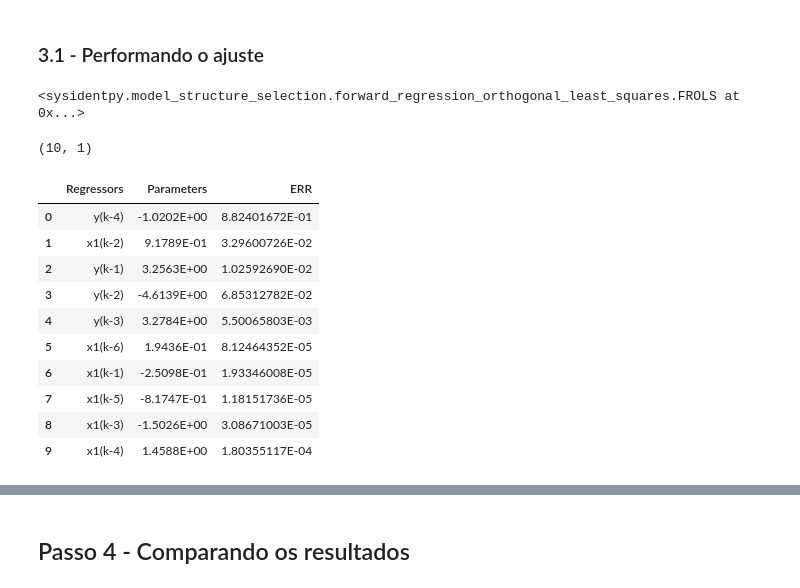
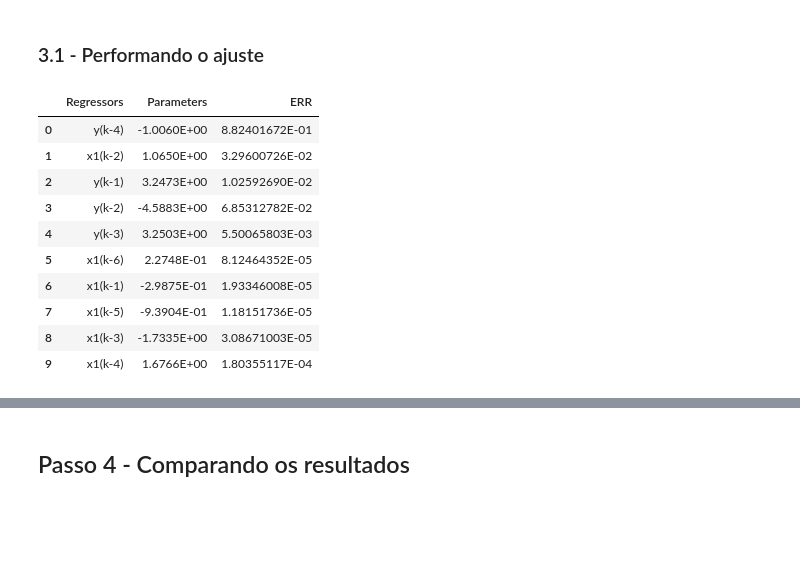
Before and after one commit to prj-phcp/SYSID_Atividades, a Jupyter notebook: Atividade06/Atividade06.ipynb, the cells around one changed output, grey strips where cells are left out. Saved outputs shown, nothing was run; the diff lists cells and outputs as text; code cells hidden in the pictures; blank space fills up the shorter version.

Commit message:
Finalizacao da atividade 05

```diff
--- a/Atividade06/Atividade06.ipynb
+++ b/Atividade06/Atividade06.ipynb
@@ -100,7 +107,7 @@ basis_function = Polynomial(degree=1)
 na = 4
 nb = 6
 ne = 1
-model = FROLS(
+model_SYSID = FROLS(
     order_selection=True,
     ylag=na, xlag=nb,elag=ne,
     basis_function=basis_function,
@@ -114,30 +132,25 @@ model = FROLS(
 # %% [markdown]
 ### 3.1 - Performando o ajuste
 # %%
-model.fit(X=X1_tr, y=y_tr)
+model_SYSID.fit(X=X1_tr, y=y_tr)
+model_STATS = model_STATS.fit()
-# %% [output]
-<sysidentpy.model_structure_selection.forward_regression_orthogonal_least_squares.FROLS at 0x...>
-# %%
-model.theta.shape
-# %% [output]
-(10, 1)
 # %%
 r = pd.DataFrame(
     results(
-        model.final_model, model.theta, model.err,
-        model.n_terms, err_precision=8, dtype='sci'
+        model_SYSID.final_model, model_SYSID.theta, model_SYSID.err,
+        model_SYSID.n_terms, err_precision=8, dtype='sci'
         ),
     columns=['Regressors', 'Parameters', 'ERR'])
 r
 # %% [output]
 |  | Regressors | Parameters | ERR |
-| 0 | y(k-4) | -1.0202E+00 | 8.82401672E-01 |
-| 1 | x1(k-2) | 9.1789E-01 | 3.29600726E-02 |
-| 2 | y(k-1) | 3.2563E+00 | 1.02592690E-02 |
-| 3 | y(k-2) | -4.6139E+00 | 6.85312782E-02 |
-| 4 | y(k-3) | 3.2784E+00 | 5.50065803E-03 |
-| 5 | x1(k-6) | 1.9436E-01 | 8.12464352E-05 |
-| 6 | x1(k-1) | -2.5098E-01 | 1.93346008E-05 |
-| 7 | x1(k-5) | -8.1747E-01 | 1.18151736E-05 |
-| 8 | x1(k-3) | -1.5026E+00 | 3.08671003E-05 |
-| 9 | x1(k-4) | 1.4588E+00 | 1.80355117E-04 |
+| 0 | y(k-4) | -1.0060E+00 | 8.82401672E-01 |
+| 1 | x1(k-2) | 1.0650E+00 | 3.29600726E-02 |
+| 2 | y(k-1) | 3.2473E+00 | 1.02592690E-02 |
+| 3 | y(k-2) | -4.5883E+00 | 6.85312782E-02 |
+| 4 | y(k-3) | 3.2503E+00 | 5.50065803E-03 |
+| 5 | x1(k-6) | 2.2748E-01 | 8.12464352E-05 |
+| 6 | x1(k-1) | -2.9875E-01 | 1.93346008E-05 |
+| 7 | x1(k-5) | -9.3904E-01 | 1.18151736E-05 |
+| 8 | x1(k-3) | -1.7335E+00 | 3.08671003E-05 |
+| 9 | x1(k-4) | 1.6766E+00 | 1.80355117E-04 |
```
Also changed, not shown: parts of 15 cells of this notebook, 5 other files.
